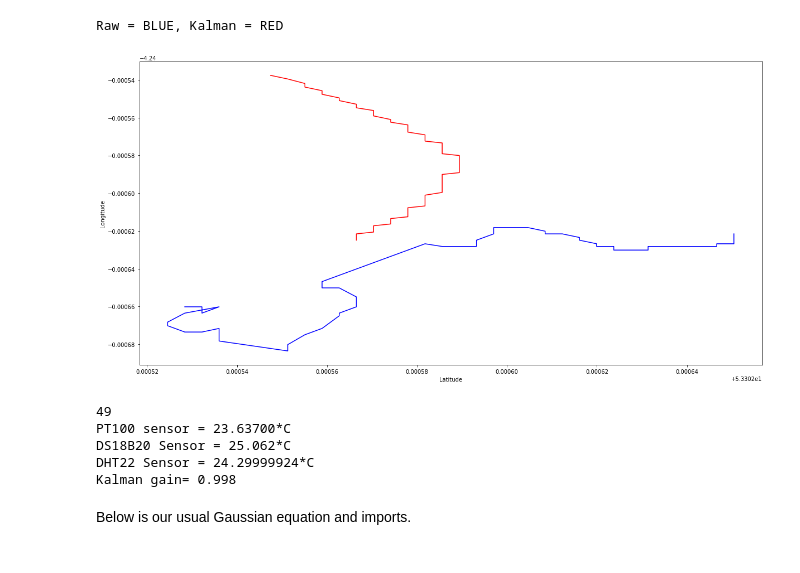
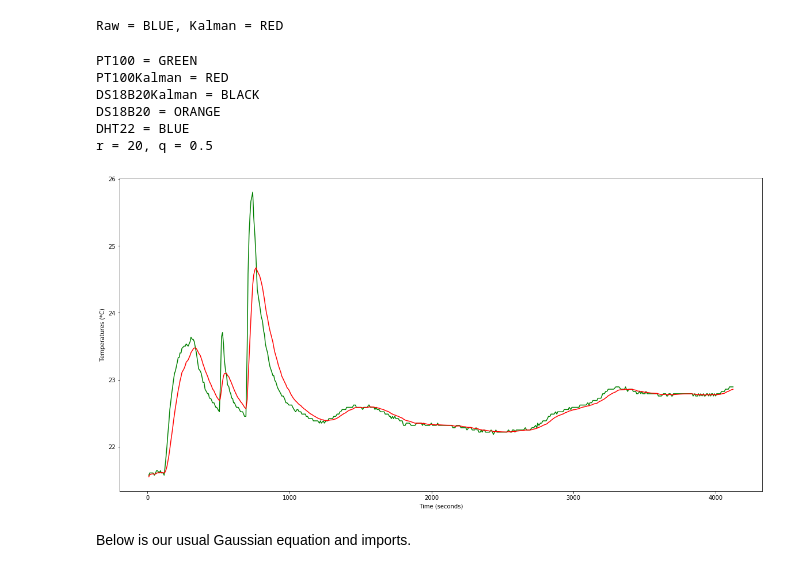
Before and after one commit to paddygoat/Kalman-Filters, a Jupyter notebook: My Kalman Filter 04.ipynb, the cells around one changed output. Cells and saved outputs as stored; diff of their text form; code cells hidden in the pictures.

```diff
--- a/My Kalman Filter 04.ipynb
+++ b/My Kalman Filter 04.ipynb
@@ -82,7 +73,7 @@ predictedLat = 53.
 q = 0.06             # Tune this constant for the data type
 r = 200
 #r = 100            # Tune this constant for the data type ... Higher value makes smoother.
-n = 300          # Number of readings to take (iterations).
+n = 3          # Number of readings to take (iterations).
 ################################################################
 predictedVarianceA = varianceA + q
 predictedVarianceB = varianceB + q
@@ -184,11 +175,9 @@ print('Raw = BLUE',end =", ")
 print('Kalman = RED')
 # %% [output]
 Raw = BLUE, Kalman = RED
-[figure, removed]
 # %%
 def kalman(gain, tempKalman, predictedVariance, variance, predictedTemp):
     gain = predictedVariance/(predictedVariance + r)
-    #print ('gain=' , round (gain,4), end ="")
     tempKalman = predictedTemp + gain*(tempPT100 - predictedTemp)
     #tempKalman = predictedTemp + gain*(tempExt - predictedTemp)
     #tempKalman = predictedTemp + gain*(tempDHT22 - predictedTemp)
@@ -196,6 +185,16 @@ def kalman(gain, tempKalman, predictedVariance, variance, predictedTemp):
     predictedTemp = tempKalman
     predictedVariance = variance + q
     return [gain, tempKalman, predictedVariance, variance, predictedTemp]
+
+def kalman2(gain2, tempKalman2, predictedVariance2, variance2, predictedTemp2):
+    gain2 = predictedVariance2/(predictedVariance2 + r2)
+    tempKalman2 = predictedTemp2 + gain2*(tempExt - predictedTemp2)
+    #tempKalman = predictedTemp + gain*(tempExt - predictedTemp)
+    #tempKalman = predictedTemp + gain*(tempDHT22 - predictedTemp)
+    variance2 = (1-gain2)*predictedVariance2
+    predictedTemp2 = tempKalman2
+    predictedVariance2 = variance2 + q2
+    return [gain2, tempKalman2, predictedVariance2, variance2, predictedTemp2]
 # %%
 import datetime
 import time
@@ -219,32 +218,34 @@ plt.rcParams['figure.figsize'] = [20, 10]
 ds18b20Sensor = W1ThermSensor()
 DHT22Sensor = Adafruit_DHT.DHT22
 DHTpin = 16
+i = 0
 
 #Kalman variables
-#global variance
-#global predictedTemp
-#global q
-#global r
-#global predictedVariance
-#global gain
-#global tempKalman
 tempKalman = 0.
 gain = 0.
-i = 0
-#predictedVariance = 0.
 variance = 10000.
 predictedTemp = 10.
+
+tempKalman2 = 0.
+gain2 = 0.
+variance2 = 10000.
+predictedTemp2 = 10.
 #q = 0.15
 #q = 15
 ################################################################
+q2 = 5             # Tune this constant for the data type ... Lower value makes smoother.
+q2 = 0.5             # Tune this constant for the data type
+r2 = 10            # PT100
+#r = 100            # Tune this constant for the data type ... Higher value makes smoother.
+################################################################
 q = 5             # Tune this constant for the data type ... Lower value makes smoother.
-q = 0.5             # Tune this constant for the data type
-r = 20            # PT100
+#q = 0.5             # Tune this constant for the data type
+r = 10            # PT100
 #r = 100            # Tune this constant for the data type ... Higher value makes smoother.
-n = 50           # Number of readings to take (iterations).
+n = 500           # Number of readings to take (iterations).
 ################################################################
 predictedVariance = variance + q
-
+predictedVariance2 = variance2 + q2
 
 # Initialize SPI bus and sensor.
 spi = busio.SPI(board.SCK, MOSI=board.MOSI, MISO=board.MISO)
@@ -290,11 +291,12 @@ def getSensorData():
 
     tempPT100 = round (sensor.temperature,3)
     # Print the values
-    print(i)
+    print('Countdown: ',i)
     print('PT100 sensor = {0:0.5f}*C'.format(tempPT100))
     print('DS18B20 Sensor = {}*C'.format(tempExt))
     print('DHT22 Sensor = {}*C'.format(tempDHT22))
-    print ('Kalman gain=' , round (gain,4), end ="")
+    print ('Kalman gain=' , round (gain,4))
+    print ('Kalman gain2=' , round (gain2,4), end ="")
     clear_output(wait=True)
     #print()
     time.sleep(5.0)
@@ -304,11 +306,12 @@ array_DHT22 = array('f', [])
 array_DS18B20 = array('f', [])
 array_PT100 = array('f', [])
 array_PT100Kalman = array('f', [])
+array_PT100Kalman2 = array('f', [])
 array_Time = array('i', [])
 
 getSensorData()  # Warm up the sensors with one off reading
 
-#n = 200      #Set the number of iterations
+#n = 10      #Set the number of iterations
 i = n
 for x in range(n):
     try:
@@ -323,41 +326,47 @@ for x in range(n):
         #end of filter
 
         gain, tempKalman, predictedVariance, variance, predictedTemp = kalman(gain, tempKalman, predictedVariance, variance, predictedTemp)
+        gain2, tempKalman2, predictedVariance2, variance2, predictedTemp2 = kalman2(gain2, tempKalman2, predictedVariance2, variance2, predictedTemp2)
 
         array_DHT22.append(tempDHT22)
         array_DS18B20.append(tempExt)
         array_PT100.append(tempPT100)
         array_PT100Kalman.append(tempKalman)
+        array_PT100Kalman2.append(tempKalman2)
         array_Time.append(intTimeString)
         i = i -1
         #print(i, end ="..")
 
     except RuntimeError as error:
         # Errors happen fairly often, DHT's are hard to read, just keep going
         print(error.args[0])
 
-plt.plot(array_Time, array_DHT22, color='blue')
-plt.plot(array_Time, array_DS18B20, color='orange')
+#plt.plot(array_Time, array_DHT22, color='blue')
+#plt.plot(array_Time, array_DS18B20, color='orange')
 plt.plot(array_Time, array_PT100, color='green')
 plt.plot(array_Time, array_PT100Kalman, color='red')
+#plt.plot(array_Time, array_PT100Kalman2, color='black')
 plt.xlabel('Time (seconds)')
 plt.ylabel('Temperatures (*C)')
 
 print()
 print('PT100 = GREEN')
 print('PT100Kalman = RED')
+print('DS18B20Kalman = BLACK')
 print('DS18B20 = ORANGE')
 print('DHT22 = BLUE')
 print('r = ', end ="")
 print(r, end =", ")
 print('q = ', end ="")
 print(q)
 # %% [output]
-49
-PT100 sensor = 23.63700*C
-DS18B20 Sensor = 25.062*C
-DHT22 Sensor = 24.29999924*C
-Kalman gain= 0.998
+PT100 = GREEN
+PT100Kalman = RED
+DS18B20Kalman = BLACK
+DS18B20 = ORANGE
+DHT22 = BLUE
+r = 20, q = 0.5
+[figure, added]
 # %%
 
 
```
Also changed, not shown: parts of 1 cell of this notebook.
